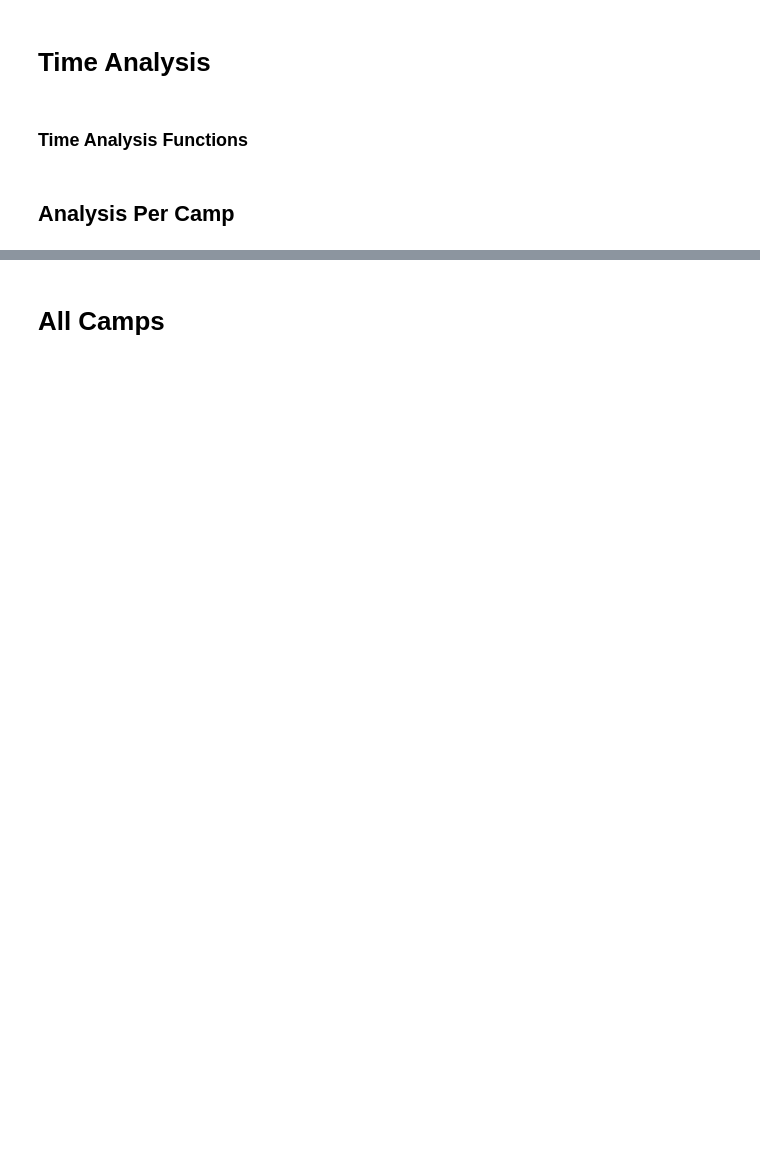
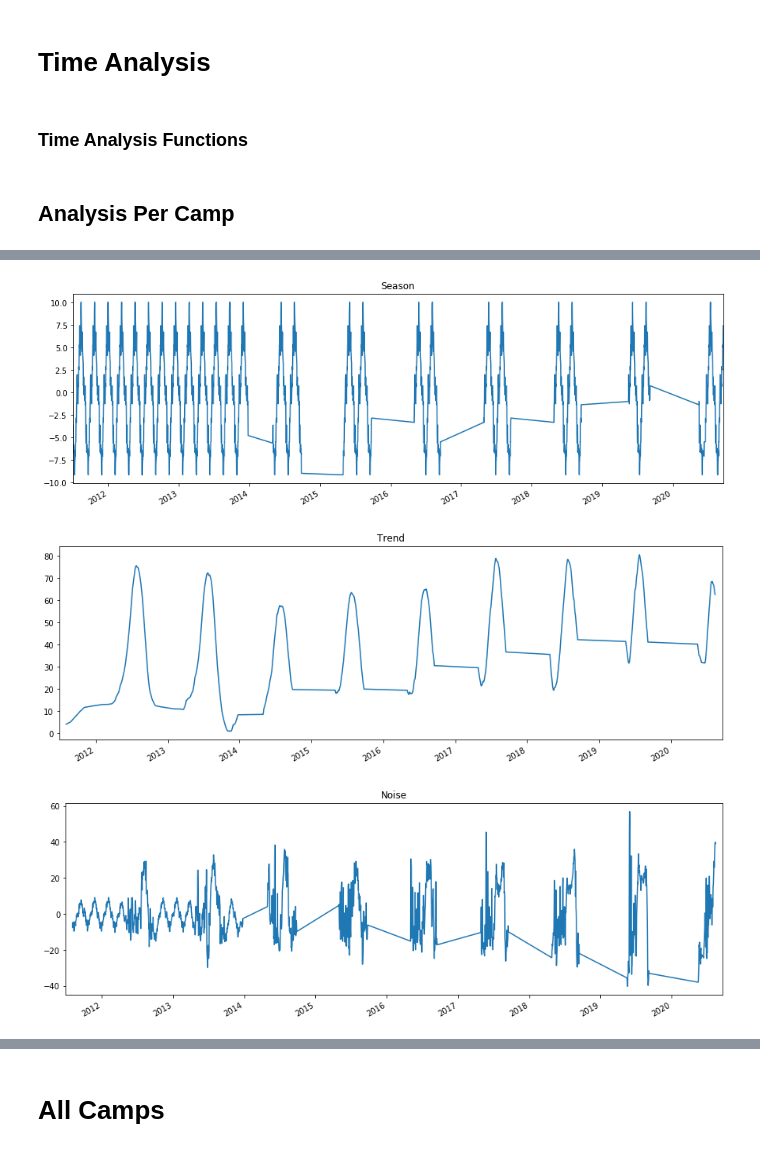
Before and after one commit to nico239677/hotel_revenue_optimization, a Jupyter notebook: TimeSeries_models.ipynb, the cells around one changed output, grey strips where cells are left out. Saved outputs shown, nothing was run; the diff lists cells and outputs as text; code cells hidden in the pictures; blank space fills up the shorter version.

```diff
--- a/TimeSeries_models.ipynb
+++ b/TimeSeries_models.ipynb
@@ -28,0 +17,13 @@ df = pd.DataFrame(df[1:], columns=df[0])
+# %%
+df_2009 = pd.read_excel('database/RESA_2009.xlsx', usecols=['datein', 'dateout', 'camping_label', 'los'])
+df_2010 = pd.read_excel('database/RESA_2010.xlsx', usecols=['datein', 'dateout', 'camping_label', 'los'])
+df_2011 = pd.read_excel('database/RESA_2011.xlsx', usecols=['datein', 'dateout', 'camping_label', 'los'])
+df_2012 = pd.read_excel('database/RESA_2012.xlsx', usecols=['datein', 'dateout', 'camping_label', 'los'])
+df_2013 = pd.read_excel('database/RESA_2013.xlsx', usecols=['datein', 'dateout', 'camping_label', 'los'])
+df_2014 = pd.read_excel('database/RESA_2014.xlsx', usecols=['datein', 'dateout', 'camping_label', 'los'])
+df_2015 = pd.read_excel('database/RESA_2015.xlsx', usecols=['datein', 'dateout', 'camping_label', 'los'])
+df_2016 = pd.read_excel('database/RESA_2016.xlsx', usecols=['datein', 'dateout', 'camping_label', 'los'])
+df_2017 = pd.read_excel('database/RESA_2017.xlsx', usecols=['datein', 'dateout', 'camping_label', 'los'])
+df_2018 = pd.read_excel('database/RESA_2018.xlsx', usecols=['datein', 'dateout', 'camping_label', 'los'])
+df_2019 = pd.read_excel('database/RESA_2019.xlsx', usecols=['datein', 'dateout', 'camping_label', 'los'])
+df_2020 = pd.read_excel('database/RESA_2020.xlsx', usecols=['datein', 'dateout', 'camping_label', 'los'])
@@ -182,0 +201,14 @@ pd.plotting.autocorrelation_plot(df_gavina_2018)
+# %%
+sd(df_les4montage, model='additive', freq=70).seasonal.plot(figsize=(15,5),legend=False)
+plt.title('Season')
+sd(df_les4montage, model='additive', freq=70).trend.plot(figsize=(15,5),legend=False)
+plt.title('Trend')
+sd(df_les4montage, model='additive', freq=70).resid.plot(figsize=(15,5),legend=False)
+plt.title('Noise')
+plt.show();
+
+# plt.legend(loc='upper right', bbox_to_anchor=(1.3, 1), fontsize=20);
+# %% [output]
+[figure, added]
+[figure, added]
+[figure, added]
```
Also changed, not shown: parts of 19 cells of this notebook, 25 other files.
